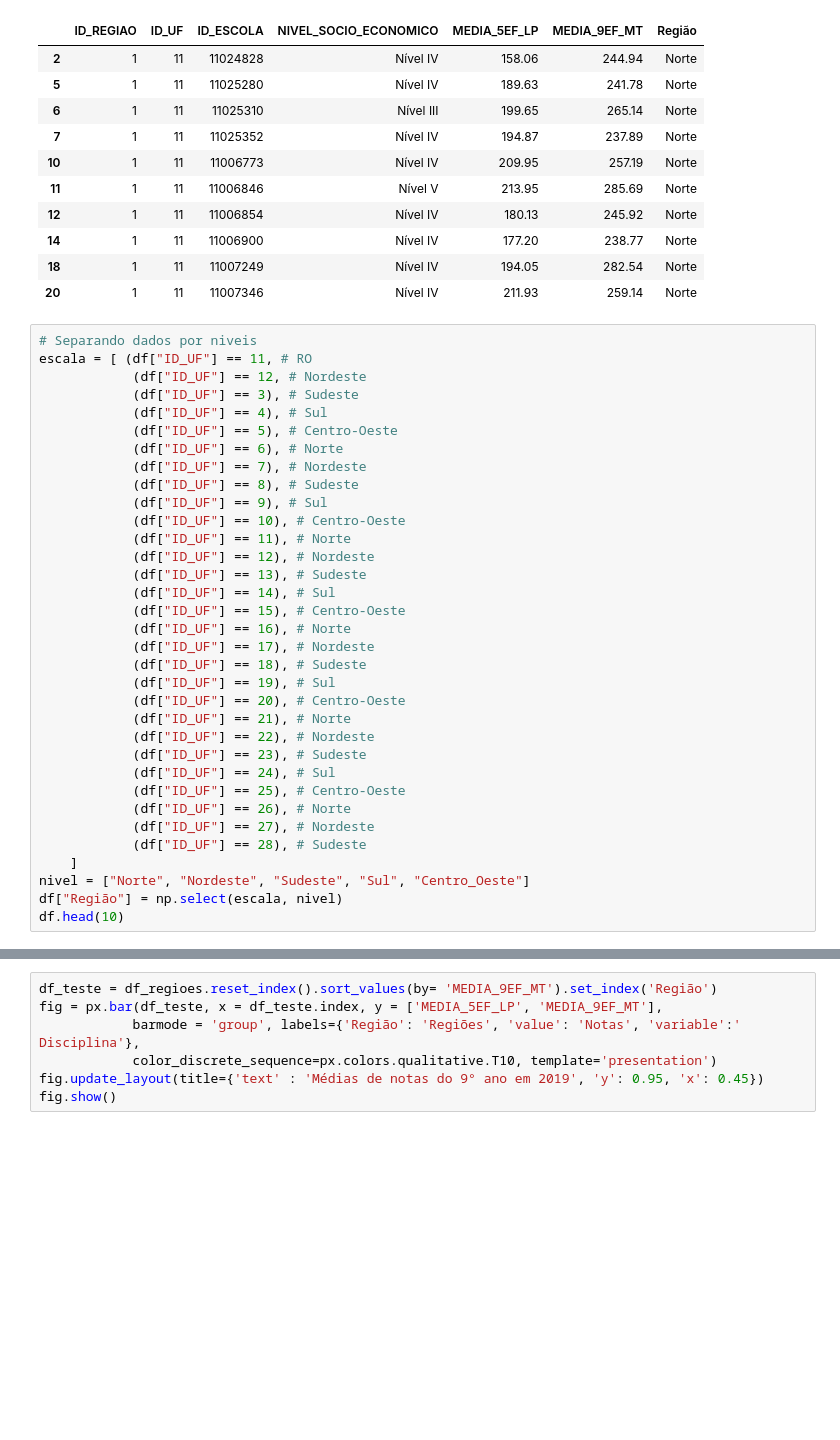
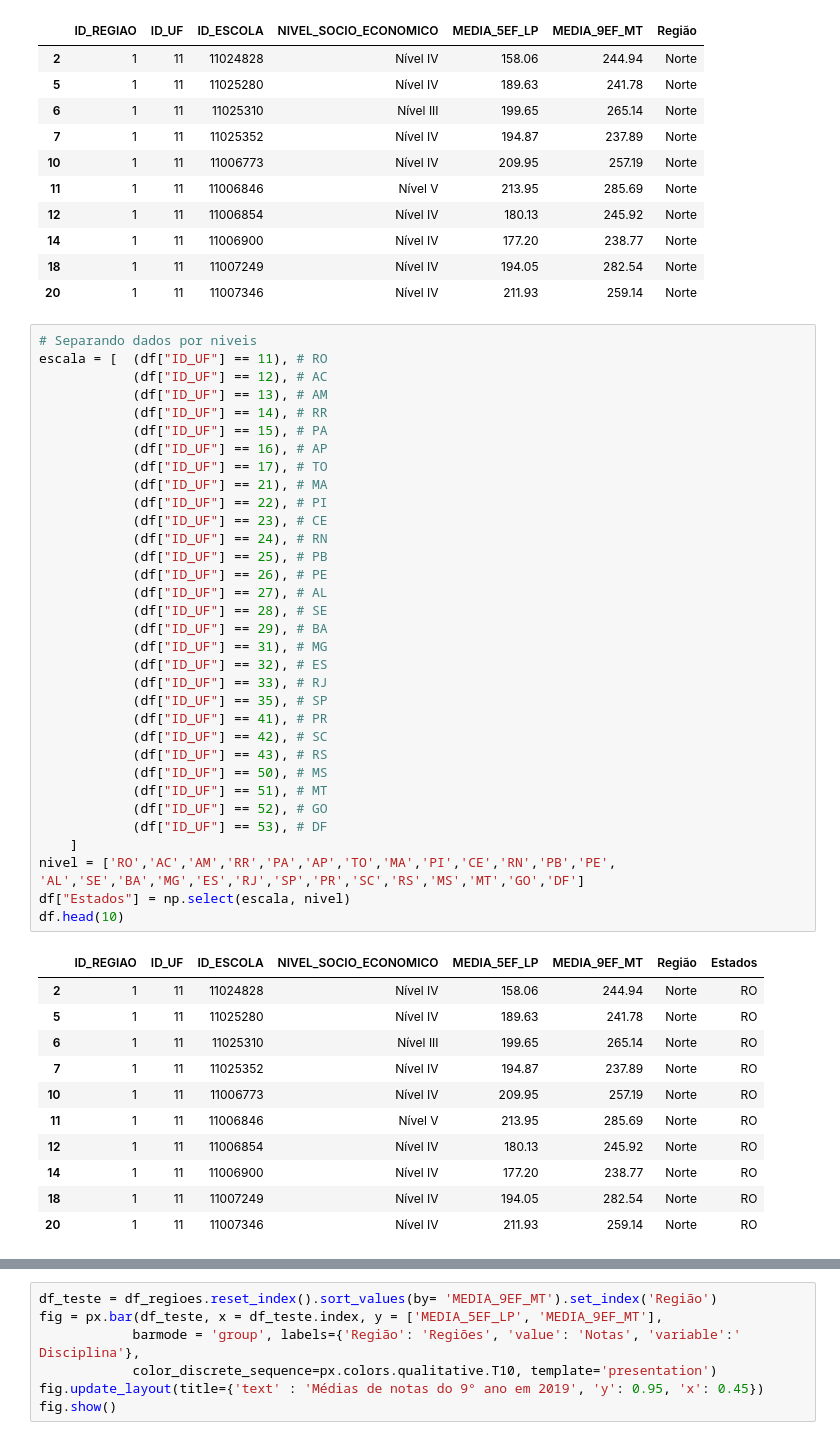
Before and after one commit to freitaasw/Analises_Saeb, a Jupyter notebook: Análises Saeb 2019/correlações/Regiões.ipynb, the cells around one changed output, grey strips where cells are left out. Saved outputs shown, nothing was run; the diff lists cells and outputs as text; blank space fills up the shorter version.

Commit message:
Análises dos Estados

```diff
--- a/Análises Saeb 2019/correlações/Regiões.ipynb
+++ b/Análises Saeb 2019/correlações/Regiões.ipynb
@@ -55,38 +55,50 @@ df.head(10)
 | 20 | 1 | 11 | 11007346 | Nível IV | 211.93 | 259.14 | Norte |
 # %%
 # Separando dados por niveis
-escala = [ (df["ID_UF"] == 11, # RO
-            (df["ID_UF"] == 12, # Nordeste
-            (df["ID_UF"] == 3), # Sudeste
-            (df["ID_UF"] == 4), # Sul
-            (df["ID_UF"] == 5), # Centro-Oeste
-            (df["ID_UF"] == 6), # Norte
-            (df["ID_UF"] == 7), # Nordeste
-            (df["ID_UF"] == 8), # Sudeste
-            (df["ID_UF"] == 9), # Sul
-            (df["ID_UF"] == 10), # Centro-Oeste
-            (df["ID_UF"] == 11), # Norte
-            (df["ID_UF"] == 12), # Nordeste
-            (df["ID_UF"] == 13), # Sudeste
-            (df["ID_UF"] == 14), # Sul
-            (df["ID_UF"] == 15), # Centro-Oeste
-            (df["ID_UF"] == 16), # Norte
-            (df["ID_UF"] == 17), # Nordeste
-            (df["ID_UF"] == 18), # Sudeste
-            (df["ID_UF"] == 19), # Sul
-            (df["ID_UF"] == 20), # Centro-Oeste
-            (df["ID_UF"] == 21), # Norte
-            (df["ID_UF"] == 22), # Nordeste
-            (df["ID_UF"] == 23), # Sudeste
-            (df["ID_UF"] == 24), # Sul
-            (df["ID_UF"] == 25), # Centro-Oeste
-            (df["ID_UF"] == 26), # Norte
-            (df["ID_UF"] == 27), # Nordeste
-            (df["ID_UF"] == 28), # Sudeste
+escala = [  (df["ID_UF"] == 11), # RO
+            (df["ID_UF"] == 12), # AC
+            (df["ID_UF"] == 13), # AM
+            (df["ID_UF"] == 14), # RR
+            (df["ID_UF"] == 15), # PA
+            (df["ID_UF"] == 16), # AP
+            (df["ID_UF"] == 17), # TO
+            (df["ID_UF"] == 21), # MA
+            (df["ID_UF"] == 22), # PI
+            (df["ID_UF"] == 23), # CE
+            (df["ID_UF"] == 24), # RN
+            (df["ID_UF"] == 25), # PB
+            (df["ID_UF"] == 26), # PE
+            (df["ID_UF"] == 27), # AL
+            (df["ID_UF"] == 28), # SE
+            (df["ID_UF"] == 29), # BA
+            (df["ID_UF"] == 31), # MG
+            (df["ID_UF"] == 32), # ES
+            (df["ID_UF"] == 33), # RJ
+            (df["ID_UF"] == 35), # SP
+            (df["ID_UF"] == 41), # PR
+            (df["ID_UF"] == 42), # SC
+            (df["ID_UF"] == 43), # RS
+            (df["ID_UF"] == 50), # MS
+            (df["ID_UF"] == 51), # MT
+            (df["ID_UF"] == 52), # GO
+            (df["ID_UF"] == 53), # DF
     ]
-nivel = ["Norte", "Nordeste", "Sudeste", "Sul", "Centro_Oeste"]
-df["Região"] = np.select(escala, nivel)
+nivel = ['RO','AC','AM','RR','PA','AP','TO','MA','PI','CE','RN','PB','PE',
+'AL','SE','BA','MG','ES','RJ','SP','PR','SC','RS','MS','MT','GO','DF']
+df["Estados"] = np.select(escala, nivel)
 df.head(10)
+# %% [output]
+|  | ID_REGIAO | ID_UF | ID_ESCOLA | NIVEL_SOCIO_ECONOMICO | MEDIA_5EF_LP | MEDIA_9EF_MT | Região | Estados |
+| 2 | 1 | 11 | 11024828 | Nível IV | 158.06 | 244.94 | Norte | RO |
+| 5 | 1 | 11 | 11025280 | Nível IV | 189.63 | 241.78 | Norte | RO |
+| 6 | 1 | 11 | 11025310 | Nível III | 199.65 | 265.14 | Norte | RO |
+| 7 | 1 | 11 | 11025352 | Nível IV | 194.87 | 237.89 | Norte | RO |
+| 10 | 1 | 11 | 11006773 | Nível IV | 209.95 | 257.19 | Norte | RO |
+| 11 | 1 | 11 | 11006846 | Nível V | 213.95 | 285.69 | Norte | RO |
+| 12 | 1 | 11 | 11006854 | Nível IV | 180.13 | 245.92 | Norte | RO |
+| 14 | 1 | 11 | 11006900 | Nível IV | 177.20 | 238.77 | Norte | RO |
+| 18 | 1 | 11 | 11007249 | Nível IV | 194.05 | 282.54 | Norte | RO |
+| 20 | 1 | 11 | 11007346 | Nível IV | 211.93 | 259.14 | Norte | RO |
 # %%
 df.shape
 # %% [output]
```
Also changed, not shown: parts of 5 cells of this notebook.
